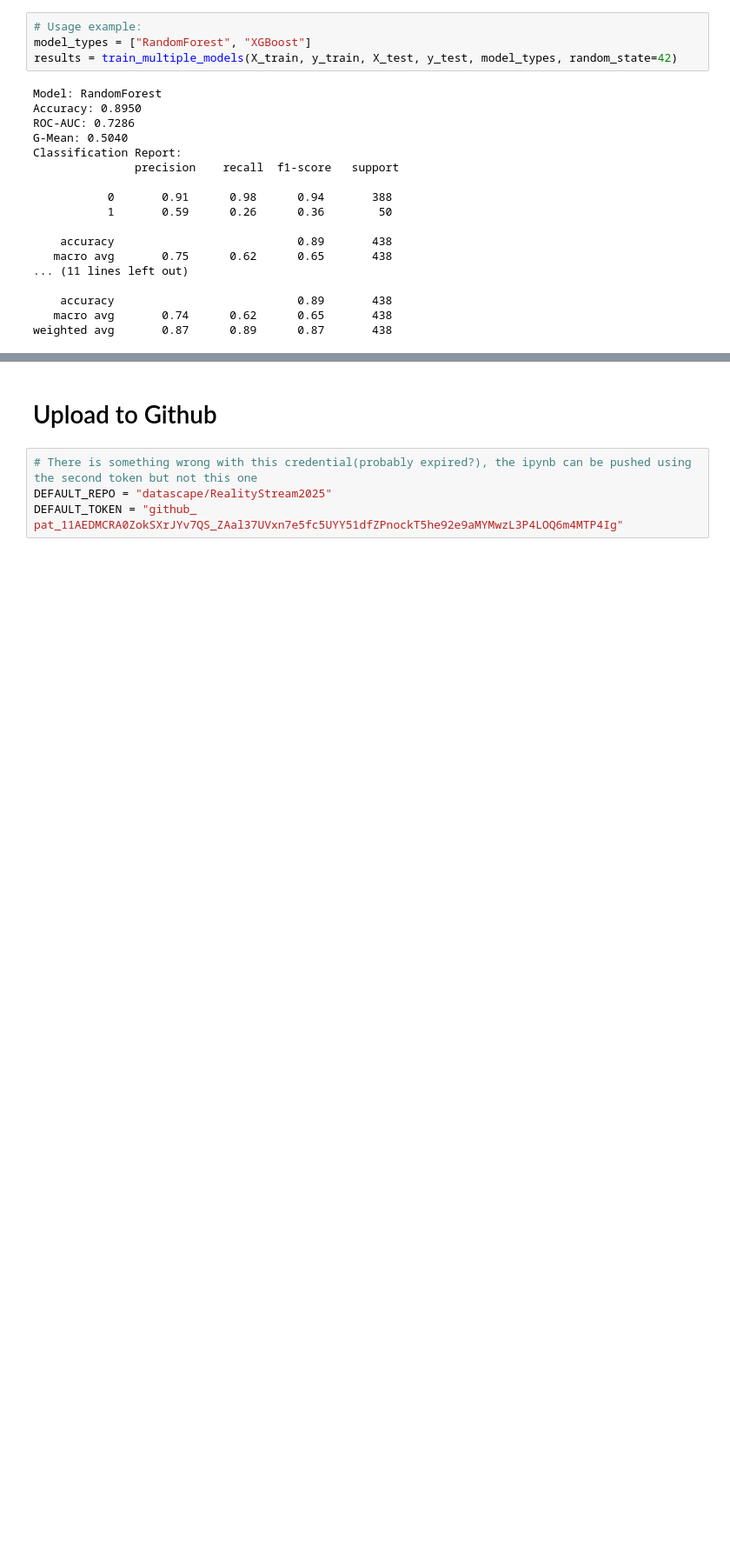
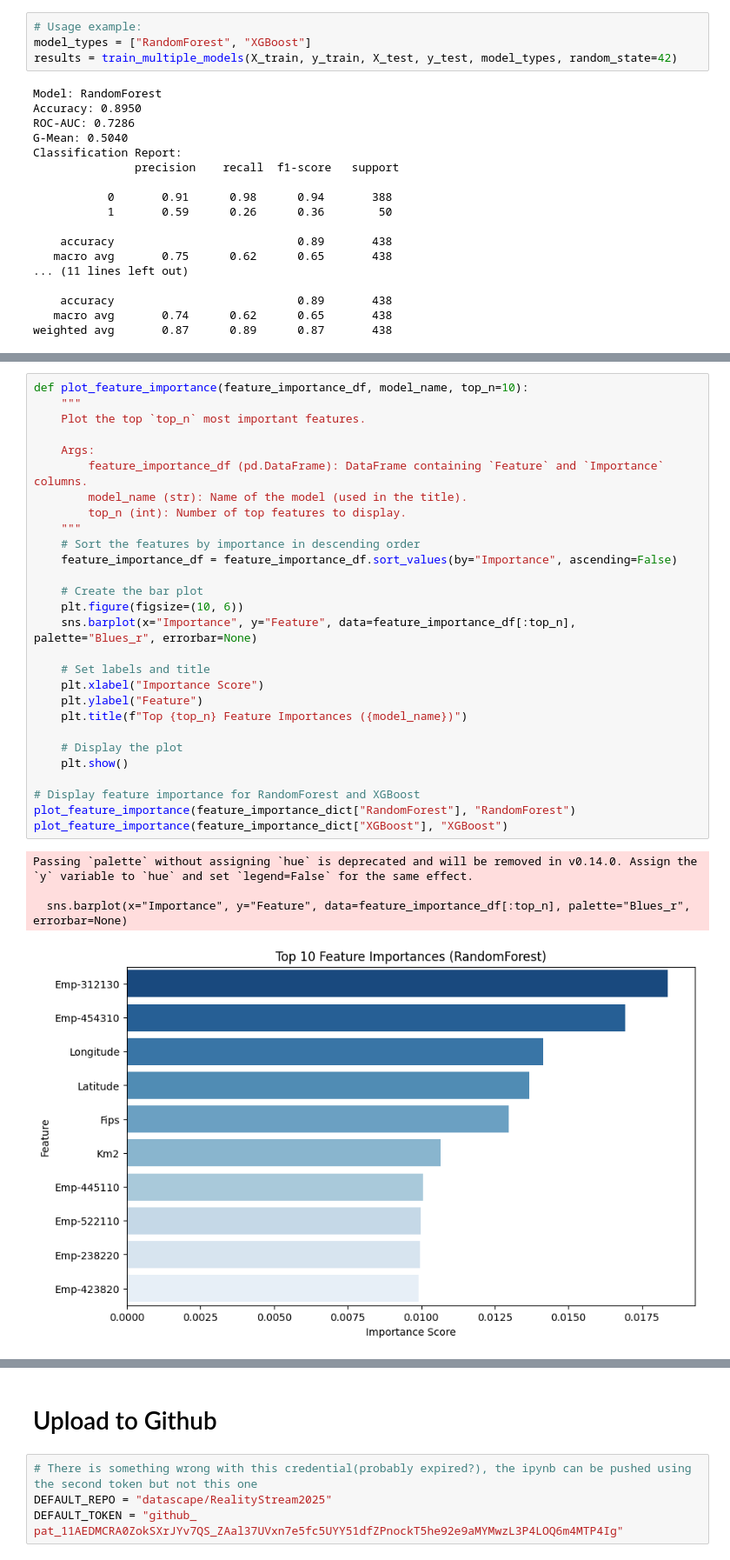
Before and after one commit to datascape/RealityStream2025, a Jupyter notebook: Run-Models.ipynb, the cells around one changed output, grey strips where cells are left out. Shown at 87% size. Drawn from its saved outputs; the diff is of its cells as text; blank space fills up the shorter version.

```diff
--- a/Run-Models.ipynb
+++ b/Run-Models.ipynb
@@ -1272,0 +1304,33 @@ weighted avg       0.87      0.89      0.87       438
+# %%
+def plot_feature_importance(feature_importance_df, model_name, top_n=10):
+    """
+    Plot the top `top_n` most important features.
+
+    Args:
+        feature_importance_df (pd.DataFrame): DataFrame containing `Feature` and `Importance` columns.
+        model_name (str): Name of the model (used in the title).
+        top_n (int): Number of top features to display.
+    """
+    # Sort the features by importance in descending order
+    feature_importance_df = feature_importance_df.sort_values(by="Importance", ascending=False)
+
+    # Create the bar plot
+    plt.figure(figsize=(10, 6))
+    sns.barplot(x="Importance", y="Feature", data=feature_importance_df[:top_n], palette="Blues_r", errorbar=None)
+
+    # Set labels and title
+    plt.xlabel("Importance Score")
+    plt.ylabel("Feature")
+    plt.title(f"Top {top_n} Feature Importances ({model_name})")
+
+    # Display the plot
+    plt.show()
+
+# Display feature importance for RandomForest and XGBoost
+plot_feature_importance(feature_importance_dict["RandomForest"], "RandomForest")
+plot_feature_importance(feature_importance_dict["XGBoost"], "XGBoost")
+# %% [output]
+Passing `palette` without assigning `hue` is deprecated and will be removed in v0.14.0. Assign the `y` variable to `hue` and set `legend=False` for the same effect.
+
+  sns.barplot(x="Importance", y="Feature", data=feature_importance_df[:top_n], palette="Blues_r", errorbar=None)
+[figure, added]
```
Also changed, not shown: parts of 10 cells of this notebook.
